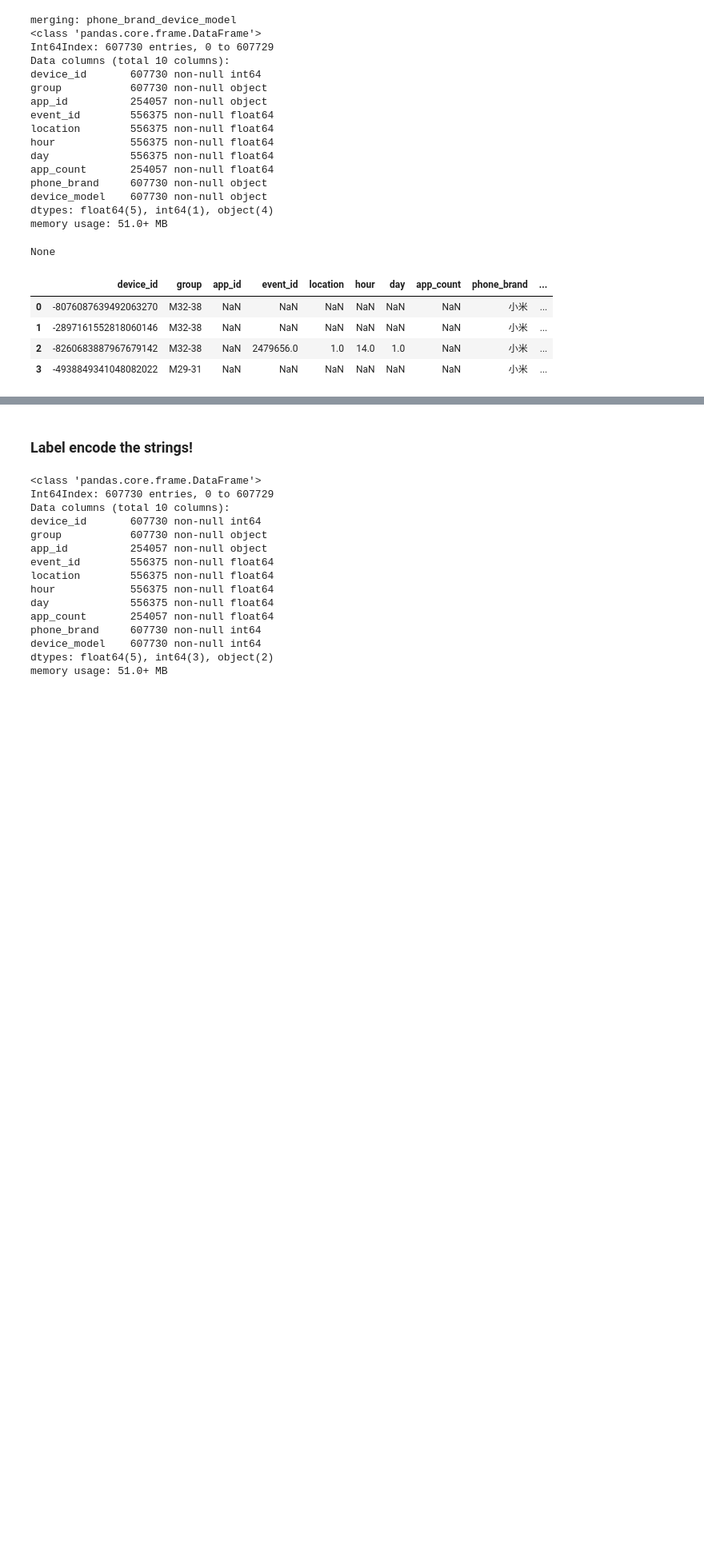
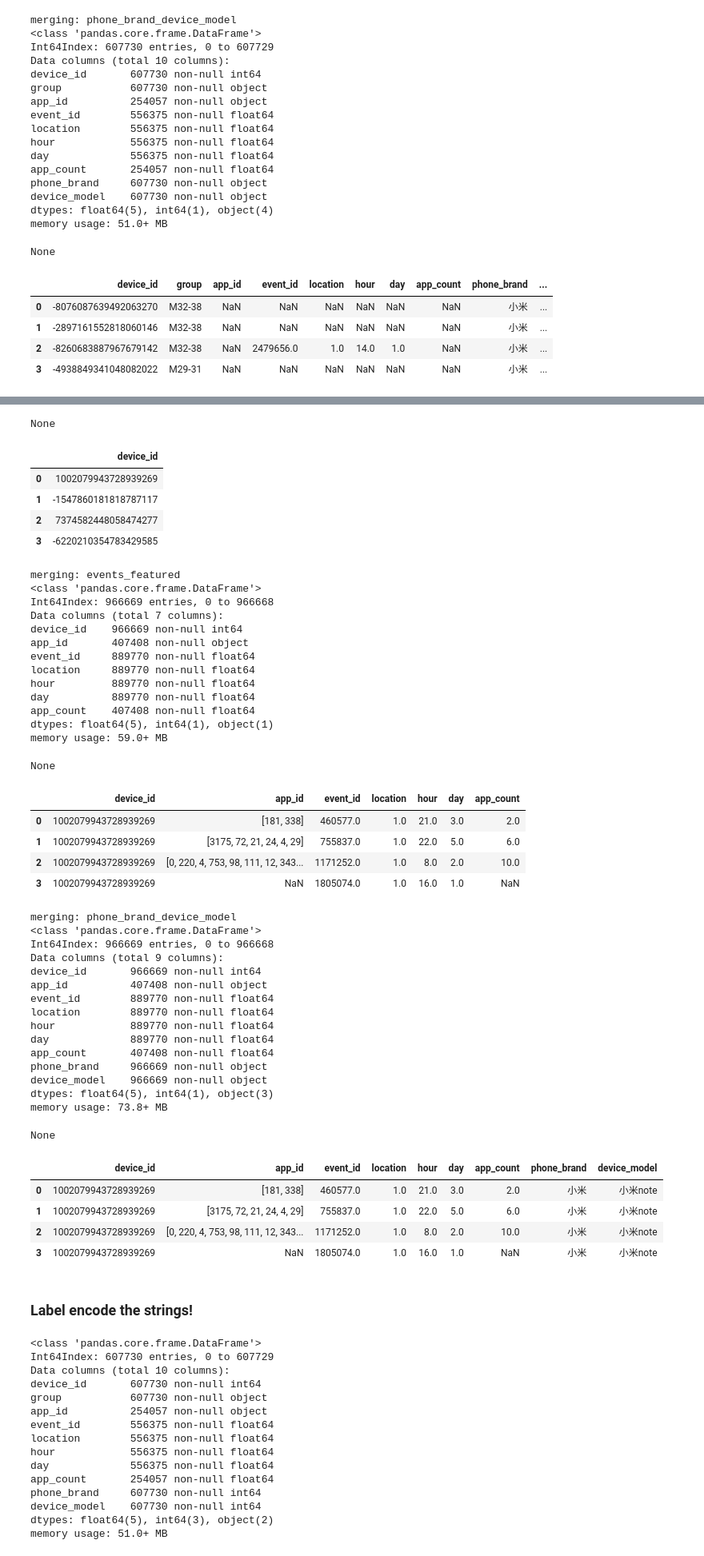
Before and after one commit to llathrop/Kagglescripts, a Jupyter notebook: TalkingData.ipynb, the cells around one changed output, grey strips where cells are left out. Shown at 80% size. Drawn from its saved outputs; the diff is of its cells as text; code cells hidden in the pictures; blank space fills up the shorter version.

```diff
--- a/TalkingData.ipynb
+++ b/TalkingData.ipynb
@@ -642,3 +629,21 @@ None
 | 1 | -2897161552818060146 | M32-38 | NaN | NaN | NaN | NaN | NaN | NaN | 小米 | ... |
 | 2 | -8260683887967679142 | M32-38 | NaN | 2479656.0 | 1.0 | 14.0 | 1.0 | NaN | 小米 | ... |
 | 3 | -4938849341048082022 | M29-31 | NaN | NaN | NaN | NaN | NaN | NaN | 小米 | ... |
+# %%
+# just events related to devices in training:
+gender_age_test = loadData(datadir,'gender_age_test.csv.zip')
+
+display(gender_age_test.info())
+display(gender_age_test.head(4))
+
+print ("merging: events_featured")
+test_events = gender_age_test.merge(events_featured, how='left', on='device_id')
+#test_events.drop(['gender','age'],1, inplace=True)
+display(test_events.info())
+display(test_events.head(4))
+
+print ("merging: phone_brand_device_model")
+test_events = test_events.merge(phone_brand_device_model, how='left', on='device_id')
+display(test_events.info())
+display(test_events.head(4))
+# %% [output]
@@ -645,3 +658,49 @@ None
+None
+|  | device_id |
+| 0 | 1002079943728939269 |
+| 1 | -1547860181818787117 |
+| 2 | 7374582448058474277 |
+| 3 | -6220210354783429585 |
+merging: events_featured
+<class 'pandas.core.frame.DataFrame'>
+Int64Index: 966669 entries, 0 to 966668
+Data columns (total 7 columns):
+device_id    966669 non-null int64
+app_id       407408 non-null object
+event_id     889770 non-null float64
+location     889770 non-null float64
+hour         889770 non-null float64
+day          889770 non-null float64
+app_count    407408 non-null float64
+dtypes: float64(5), int64(1), object(1)
+memory usage: 59.0+ MB
+None
+|  | device_id | app_id | event_id | location | hour | day | app_count |
+| 0 | 1002079943728939269 | [181, 338] | 460577.0 | 1.0 | 21.0 | 3.0 | 2.0 |
+| 1 | 1002079943728939269 | [3175, 72, 21, 24, 4, 29] | 755837.0 | 1.0 | 22.0 | 5.0 | 6.0 |
+| 2 | 1002079943728939269 | [0, 220, 4, 753, 98, 111, 12, 343... | 1171252.0 | 1.0 | 8.0 | 2.0 | 10.0 |
+| 3 | 1002079943728939269 | NaN | 1805074.0 | 1.0 | 16.0 | 1.0 | NaN |
+merging: phone_brand_device_model
+<class 'pandas.core.frame.DataFrame'>
+Int64Index: 966669 entries, 0 to 966668
+Data columns (total 9 columns):
+device_id       966669 non-null int64
+app_id          407408 non-null object
+event_id        889770 non-null float64
+location        889770 non-null float64
+hour            889770 non-null float64
+day             889770 non-null float64
+app_count       407408 non-null float64
+phone_brand     966669 non-null object
+device_model    966669 non-null object
+dtypes: float64(5), int64(1), object(3)
+memory usage: 73.8+ MB
+None
+|  | device_id | app_id | event_id | location | hour | day | app_count | phone_brand | device_model |
+| 0 | 1002079943728939269 | [181, 338] | 460577.0 | 1.0 | 21.0 | 3.0 | 2.0 | 小米 | 小米note |
+| 1 | 1002079943728939269 | [3175, 72, 21, 24, 4, 29] | 755837.0 | 1.0 | 22.0 | 5.0 | 6.0 | 小米 | 小米note |
+| 2 | 1002079943728939269 | [0, 220, 4, 753, 98, 111, 12, 343... | 1171252.0 | 1.0 | 8.0 | 2.0 | 10.0 | 小米 | 小米note |
+| 3 | 1002079943728939269 | NaN | 1805074.0 | 1.0 | 16.0 | 1.0 | NaN | 小米 | 小米note |
 # %% [markdown]
 
 ### Label encode the strings!
```
Also changed, not shown: parts of 14 cells of this notebook.
